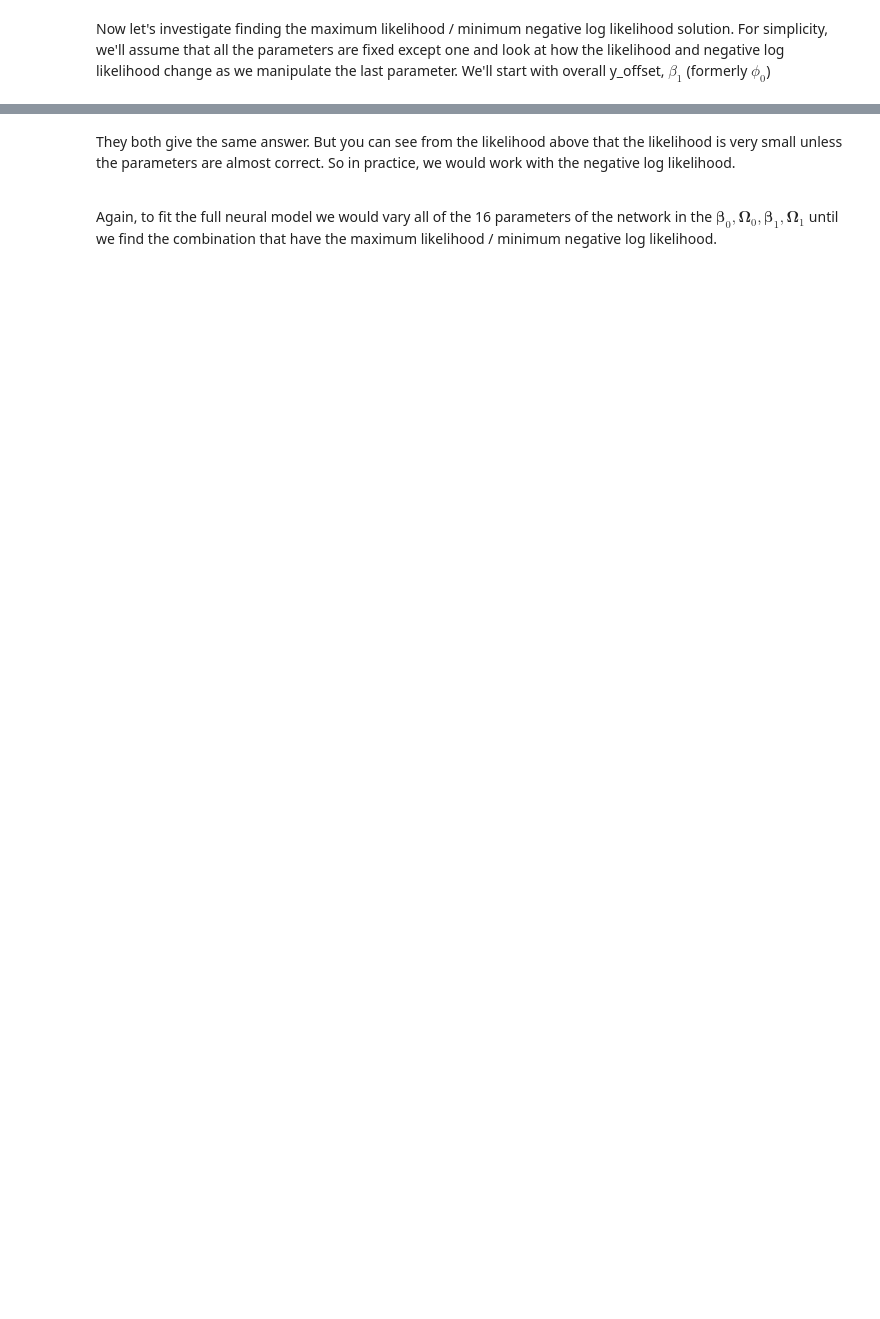
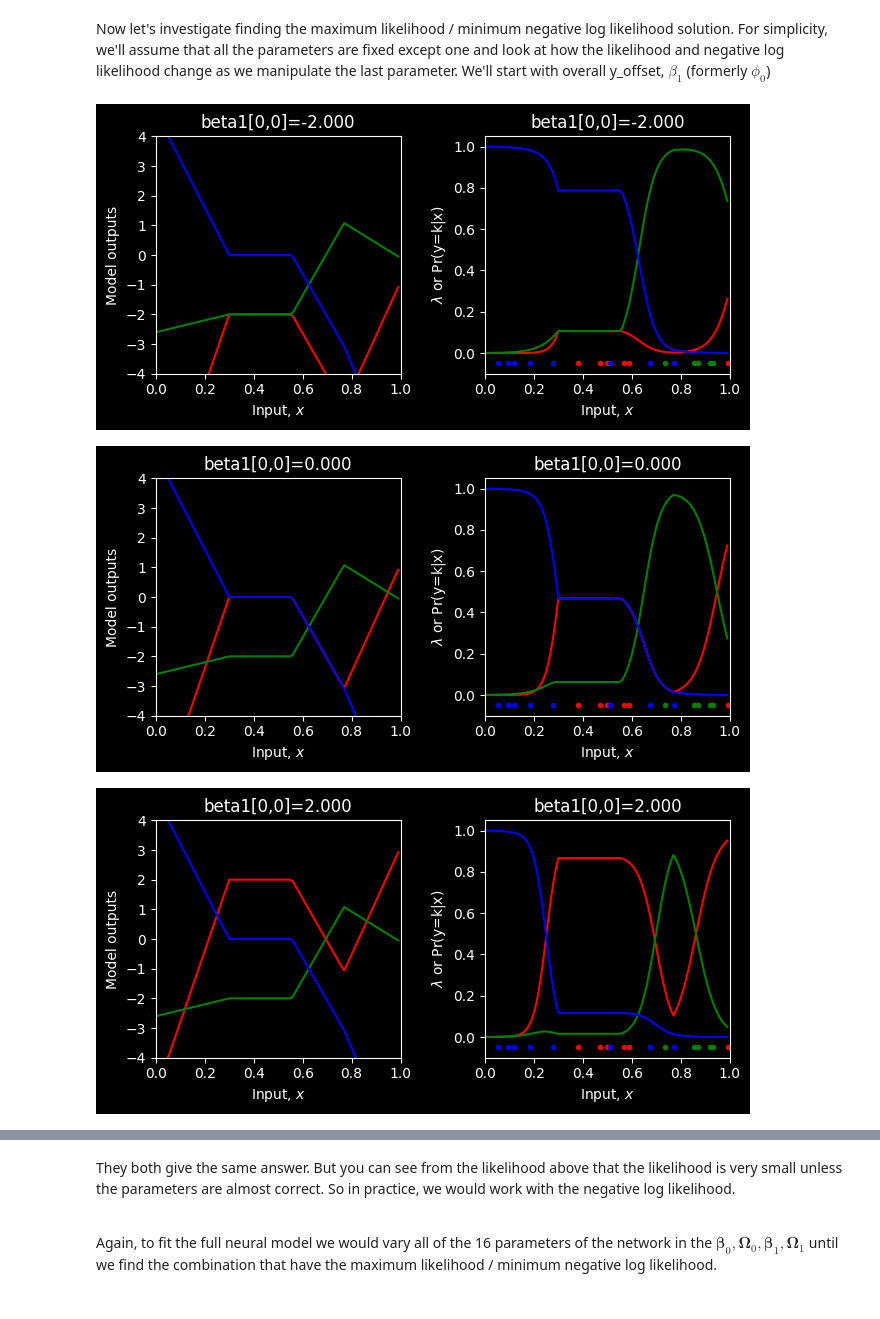
Before and after one commit to Renef13/aula7_notebooks_FuncaoLoss, a Jupyter notebook: Aula7_3_Multiclass_Cross_entropy_Loss.ipynb, the cells around one changed output, grey strips where cells are left out. Saved outputs shown, nothing was run; the diff lists cells and outputs as text; code cells hidden in the pictures; blank space fills up the shorter version.

```diff
--- a/Aula7_3_Multiclass_Cross_entropy_Loss.ipynb
+++ b/Aula7_3_Multiclass_Cross_entropy_Loss.ipynb
@@ -134,7 +152,9 @@ The left is model output and the right is the model output after the softmax has
 # %%
 # Return probability under categorical distribution for observed class y
 # Just take value from row k of lambda param where y =k,
+#tava com erro pq a funcao retornava um arry, mas quando era usado no print esperava um número
 def categorical_distribution(y, lambda_param):
-    return np.array([lambda_param[row, i] for i, row in enumerate (y)])
+    prob = lambda_param[y, np.arange(lambda_param.shape[1])]
+    return prob.item()
 # %%
 # Let's double check we get the right answer before proceeding
@@ -146,5 +171,10 @@ TypeError: only 0-dimensional arrays can be converted to Python scalars
 # %% [markdown]
 Now let's compute the likelihood using this function
+# %%
+# implementacao pra usar um arry msm
+def categorical_distribution(y, lambda_param):
+    prob = lambda_param[y, np.arange(lambda_param.shape[1])]
+    return prob
 # %%
 # Return the likelihood of all of the data under the model
 def compute_likelihood(y_train, lambda_param):
@@ -173,12 +206,13 @@ This is why we use negative log likelihood
 # %%
 # Return the negative log likelihood of the data under the model
 def compute_negative_log_likelihood(y_train, lambda_param):
-  # TODO -- compute the negative log likelihood of the data -- don't use the likelihood function above -- compute the negative sum of the log probabilities
-  # You will need np.sum(), np.log()
-  # Replace the line below
-  nll = 0
+    # resolvido -- compute the negative log likelihood of the data -- don't use the likelihood function above -- compute the negative sum of the log probabilities
+    # You will need np.sum(), np.log()
+    # Replace the line below
+    probs = categorical_distribution(y_train, lambda_param)
+    nll = - np.sum(np.log(probs))
 
-  return nll
+    return nll
 # %%
 # Let's test this
 beta_0, omega_0, beta_1, omega_1 = get_parameters()
@@ -194,25 +230,30 @@ print("Correct answer = %9.9f, Your answer = %9.9f"%(17.015457867,nll))
 Now let's investigate finding the maximum likelihood / minimum negative log likelihood solution.  For simplicity, we'll assume that all the parameters are fixed except one and look at how the likelihood and negative log likelihood change as we manipulate the last parameter.  We'll start with overall y_offset, $\beta_1$ (formerly $\phi_0$)
 # %%
 # Define a range of values for the parameter
-beta_1_vals = np.arange(-2,6.0,0.1)
+beta_1_vals = np.arange(-2, 6.0, 0.1)
 # Create some arrays to store the likelihoods, negative log likelihoods
 likelihoods = np.zeros_like(beta_1_vals)
 nlls = np.zeros_like(beta_1_vals)
 
 # Initialise the parameters
 beta_0, omega_0, beta_1, omega_1 = get_parameters()
 for count in range(len(beta_1_vals)):
-  # Set the value for the parameter
-  beta_1[0,0] = beta_1_vals[count]
-  # Run the network with new parameters
-  model_out = shallow_nn(x_train, beta_0, omega_0, beta_1, omega_1)
-  lambda_train = softmax(model_out)
-  # Compute and store the two values
-  likelihoods[count] = compute_likelihood(y_train,lambda_train)
-  nlls[count] = compute_negative_log_likelihood(y_train, lambda_train)
-  # Draw the model for every 20th parameter setting
-  if count % 20 == 0:
-    # Run the model to get values to plot and plot it.
-    model_out = shallow_nn(x_model, beta_0, omega_0, beta_1, omega_1)
-    lambda_model = softmax(model_out)
-    plot_multiclass_classification(x_model, model_out, lambda_model, x_train, y_train, title="beta1[0,0]=%3.3f"%(beta_1[0,0]))
+    # Set the value for the parameter
+    beta_1[0, 0] = beta_1_vals[count]
+    # Run the network with new parameters
+    model_out = shallow_nn(x_train, beta_0, omega_0, beta_1, omega_1)
+    lambda_train = softmax(model_out)
+    # Compute and store the two values
+    likelihoods[count] = compute_likelihood(y_train, lambda_train)
+    nlls[count] = compute_negative_log_likelihood(y_train, lambda_train)
+    # Draw the model for every 20th parameter setting
+    if count % 20 == 0:
+        # Run the model to get values to plot and plot it.
+        model_out = shallow_nn(x_model, beta_0, omega_0, beta_1, omega_1)
+        lambda_model = softmax(model_out)
+        plot_multiclass_classification(x_model, model_out, lambda_model, x_train, y_train,
+                                       title="beta1[0,0]=%3.3f" % (beta_1[0, 0]))
+# %% [output]
+[figure, added]
+[figure, added]
+[figure, added]
```
Also changed, not shown: parts of 12 cells of this notebook.
